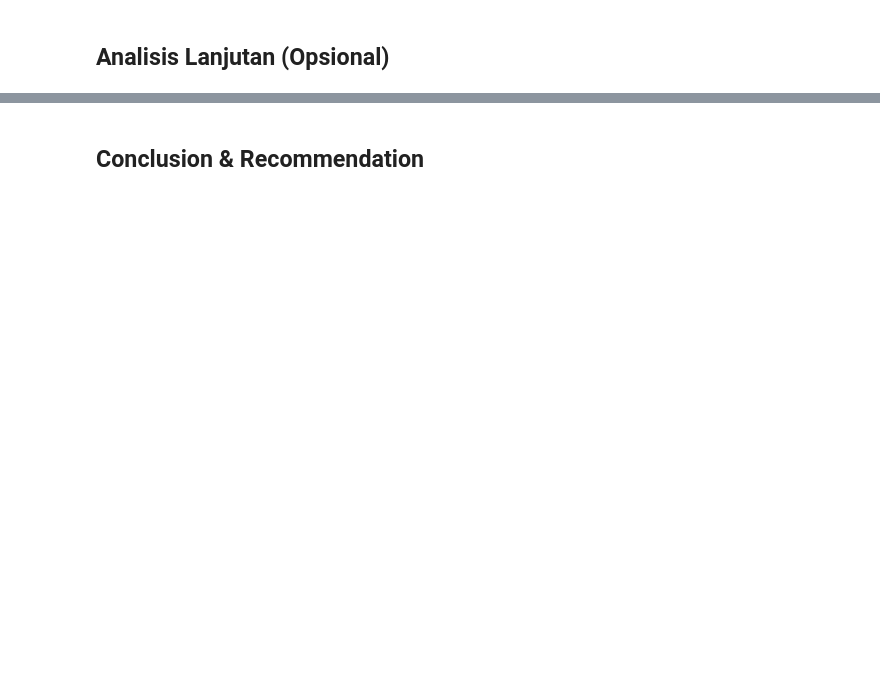
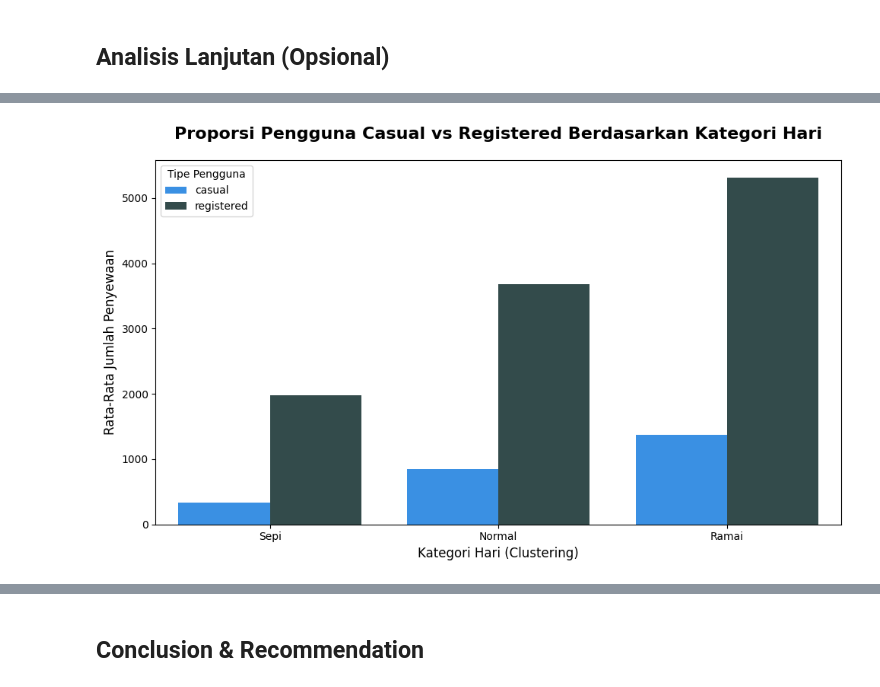
Before and after one commit to GusWid715/Proyek-Analisis-Bike-Sharing-Dataset, a Jupyter notebook: Proyek_Analisis_Data.ipynb, the cells around one changed output, grey strips where cells are left out. Drawn from its saved outputs; the diff is of its cells as text; code cells hidden in the pictures; blank space fills up the shorter version.

```diff
--- a/Proyek_Analisis_Data.ipynb
+++ b/Proyek_Analisis_Data.ipynb
@@ -182,0 +491,14 @@ hour_df.describe()
+# %%
+# --- MEMBUAT CLUSTERING MANUAL (BINNING) ---
+
+# Mengelompokkan hari berdasarkan jumlah penyewaan (cnt) menjadi 3 kategori
+day_df['rental_category'] = pd.qcut(day_df['cnt'], q=3, labels=['Sepi', 'Normal', 'Ramai'])
+
+# Melihat sebaran datanya
+print("Distribusi Kategori Hari Penyewaan:")
+print(day_df['rental_category'].value_counts())
+
+# Menghitung rata-rata penyewaan untuk casual dan registered di tiap kategori
+clustering_summary = day_df.groupby('rental_category')[['casual', 'registered', 'cnt']].mean().reset_index()
+print("\nRingkasan Rata-rata per Kategori:")
+print(clustering_summary)
@@ -182,0 +518,36 @@ hour_df.describe()
+# %%
+# --- VISUALISASI HASIL CLUSTERING ---
+
+# Mengubah format data agar lebih mudah divisualisasikan dengan Seaborn (Melt)
+melted_df = day_df.melt(
+    id_vars=['rental_category'],
+    value_vars=['casual', 'registered'],
+    var_name='Tipe Pengguna',
+    value_name='Jumlah Penyewaan'
+)
+
+plt.figure(figsize=(10, 6))
+
+# Warna biru untuk Registered dan abu-abu gelap untuk Casual
+user_colors = ['#1E90FF', '#2F4F4F']
+
+# Membuat Bar Plot kelompok
+sns.barplot(
+    x='rental_category',
+    y='Jumlah Penyewaan',
+    hue='Tipe Pengguna',
+    data=melted_df,
+    palette=user_colors,
+    errorbar=None
+)
+
+# Menambahkan detail UI visual
+plt.title('Proporsi Pengguna Casual vs Registered Berdasarkan Kategori Hari', fontsize=16, fontweight='bold', pad=20)
+plt.xlabel('Kategori Hari (Clustering)', fontsize=12)
+plt.ylabel('Rata-Rata Jumlah Penyewaan', fontsize=12)
+plt.legend(title='Tipe Pengguna', loc='upper left')
+
+plt.tight_layout()
+plt.show()
+# %% [output]
+[figure, added]
```
Also changed, not shown: parts of 39 cells of this notebook, 1 other file.
